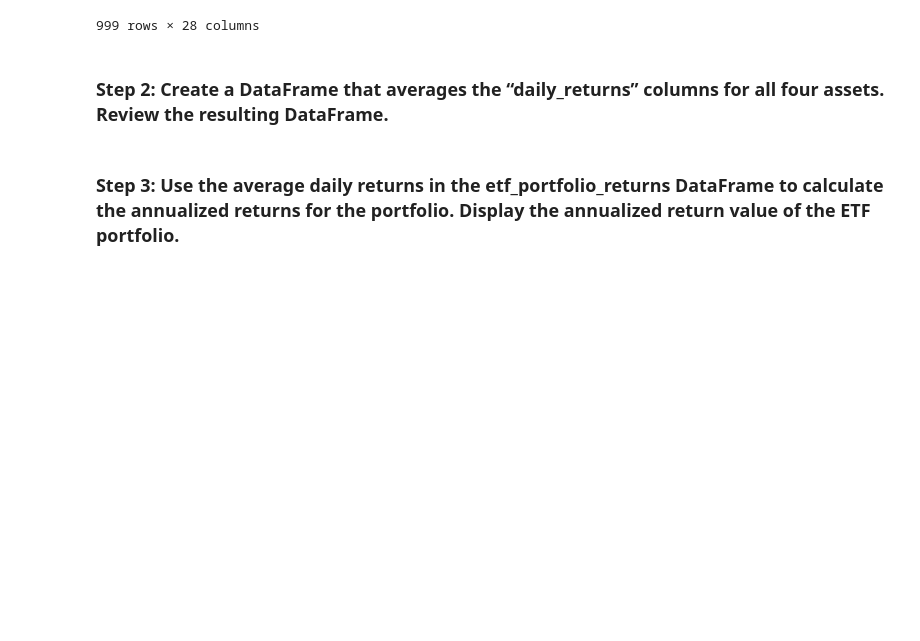
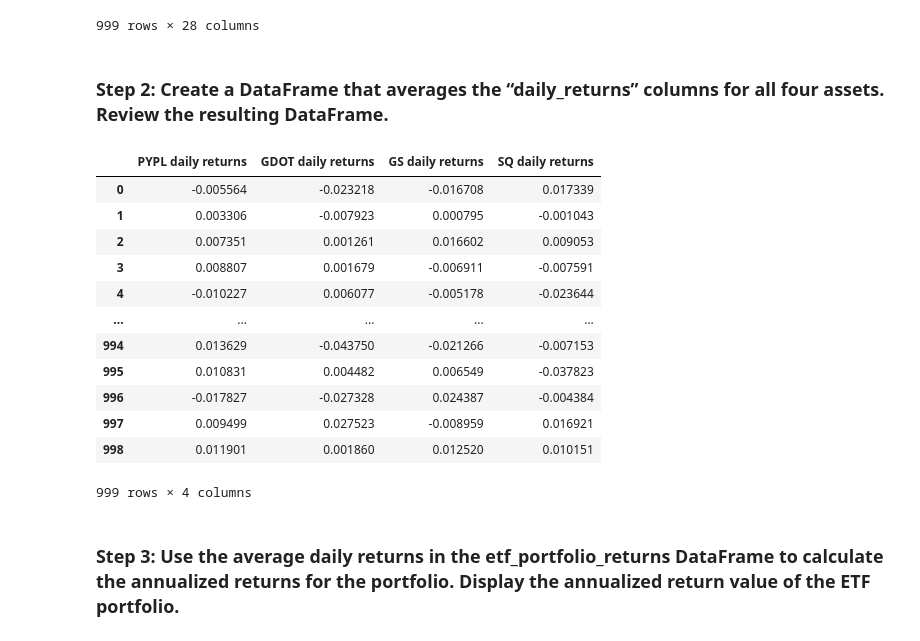
Before and after one commit to naomynaomy/ETF-Analyzer, a Jupyter notebook: Starter_Code/etf_analyzer.ipynb, the cells around one changed output. Cells and saved outputs as stored; diff of their text form; code cells hidden in the pictures; blank space fills up the shorter version.

Commit message:
create daily returns dataframe

```diff
--- a/Starter_Code/etf_analyzer.ipynb
+++ b/Starter_Code/etf_analyzer.ipynb
@@ -352,10 +350,26 @@ etf_portfolio
 ### Step 2: Create a DataFrame that averages the “daily_returns” columns for all four assets. Review the resulting DataFrame.
 # %%
 # Create a DataFrame that displays the mean value of the “daily_returns” columns for all four assets.
-etf_portfolio_returns = # YOUR CODE HERE
+etf_portfolio_returns = etf_portfolio.loc[:,"daily_returns"]
+columns = ["PYPL daily returns", "GDOT daily returns", "GS daily returns", "SQ daily returns"]
+etf_portfolio_returns.columns = columns
 
 # Review the resulting DataFrame
-# YOUR CODE HERE
+etf_portfolio_returns
+# %% [output]
+|  | PYPL daily returns | GDOT daily returns | GS daily returns | SQ daily returns |
+| 0 | -0.005564 | -0.023218 | -0.016708 | 0.017339 |
+| 1 | 0.003306 | -0.007923 | 0.000795 | -0.001043 |
+| 2 | 0.007351 | 0.001261 | 0.016602 | 0.009053 |
+| 3 | 0.008807 | 0.001679 | -0.006911 | -0.007591 |
+| 4 | -0.010227 | 0.006077 | -0.005178 | -0.023644 |
+| ... | ... | ... | ... | ... |
+| 994 | 0.013629 | -0.043750 | -0.021266 | -0.007153 |
+| 995 | 0.010831 | 0.004482 | 0.006549 | -0.037823 |
+| 996 | -0.017827 | -0.027328 | 0.024387 | -0.004384 |
+| 997 | 0.009499 | 0.027523 | -0.008959 | 0.016921 |
+| 998 | 0.011901 | 0.001860 | 0.012520 | 0.010151 |
+999 rows × 4 columns
 # %% [markdown]
 ### Step 3: Use the average daily returns in the etf_portfolio_returns DataFrame to calculate the annualized returns for the portfolio. Display the annualized return value of the ETF portfolio.
 # %%
```
Also changed, not shown: parts of 2 cells of this notebook.
